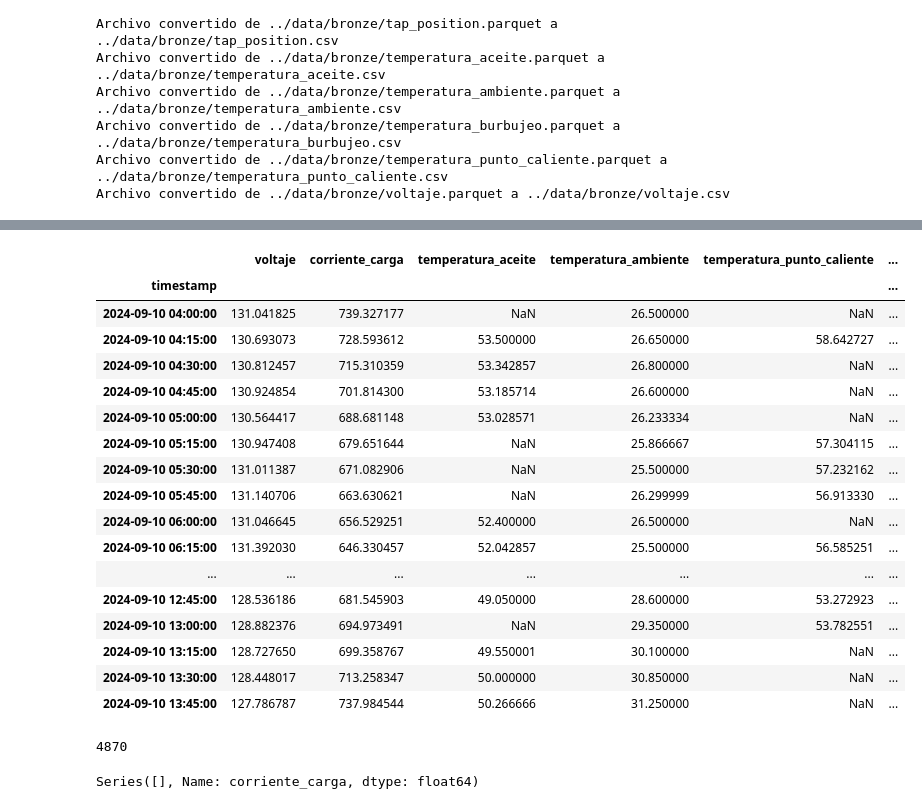
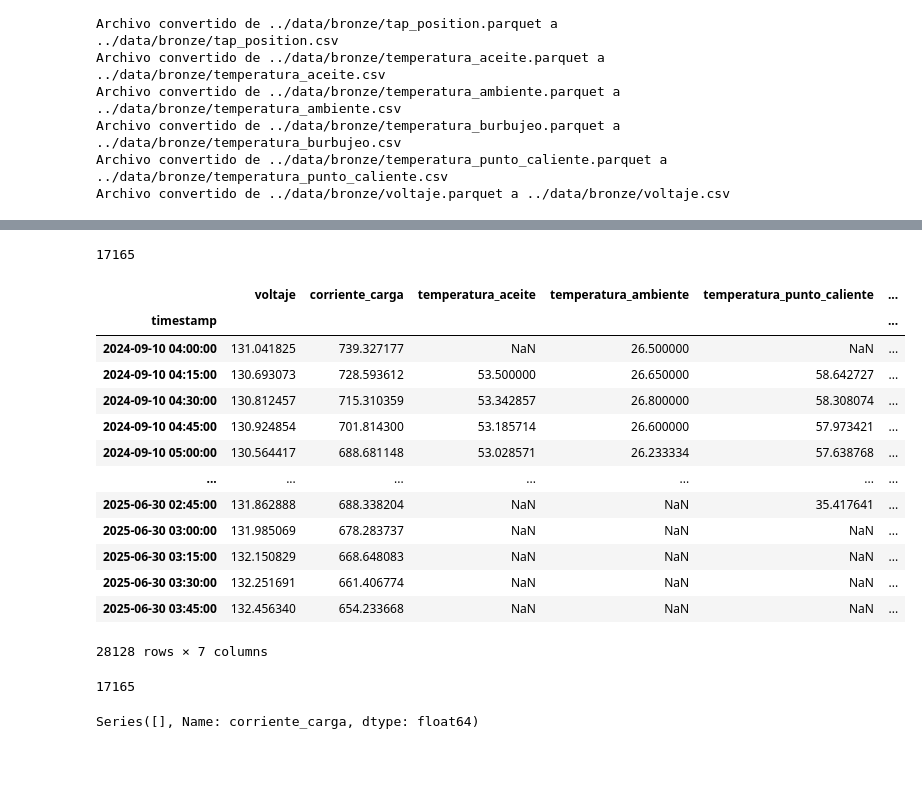
Before and after one commit to dannnmr/etl-predictivo, a Jupyter notebook: notebooks/transformacion.ipynb, the cells around one changed output, grey strips where cells are left out. Cells and saved outputs as stored; diff of their text form; code cells hidden in the pictures; blank space fills up the shorter version.

```diff
--- a/notebooks/transformacion.ipynb
+++ b/notebooks/transformacion.ipynb
@@ -213,4 +331,10 @@ tamoooo 11864
 # %%
-df_silver=pd.read_parquet("../data/silver/silver_data.parquet")
-len(df_silver)
+df_silver=pd.read_parquet("../data/silver/silver_data30min.parquet")
+
+for col in df_silver.columns:
+    a = df_silver[col].isnull().sum()
+    print(f"{col} nulos: {a}")
+
+#imprimir las filas nulas
+print("Filas con valores nulos:")
 # %% [output]
@@ -218,30 +401,32 @@ len(df_silver)
+# %%
+#eliminar filas con valores nulos
+df2=df_silver.dropna()
+len(df2)
+# %% [output]
+17165
 # %%
-df_silver.head(40)
+df_silver
 # %% [output]
 |  | voltaje | corriente_carga | temperatura_aceite | temperatura_ambiente | temperatura_punto_caliente | ... |
 | timestamp |  |  |  |  |  | ... |
 | 2024-09-10 04:00:00 | 131.041825 | 739.327177 | NaN | 26.500000 | NaN | ... |
 | 2024-09-10 04:15:00 | 130.693073 | 728.593612 | 53.500000 | 26.650000 | 58.642727 | ... |
-| 2024-09-10 04:30:00 | 130.812457 | 715.310359 | 53.342857 | 26.800000 | NaN | ... |
-| 2024-09-10 04:45:00 | 130.924854 | 701.814300 | 53.185714 | 26.600000 | NaN | ... |
-| 2024-09-10 05:00:00 | 130.564417 | 688.681148 | 53.028571 | 26.233334 | NaN | ... |
-| 2024-09-10 05:15:00 | 130.947408 | 679.651644 | NaN | 25.866667 | 57.304115 | ... |
-| 2024-09-10 05:30:00 | 131.011387 | 671.082906 | NaN | 25.500000 | 57.232162 | ... |
-| 2024-09-10 05:45:00 | 131.140706 | 663.630621 | NaN | 26.299999 | 56.913330 | ... |
-| 2024-09-10 06:00:00 | 131.046645 | 656.529251 | 52.400000 | 26.500000 | NaN | ... |
-| 2024-09-10 06:15:00 | 131.392030 | 646.330457 | 52.042857 | 25.500000 | 56.585251 | ... |
+| 2024-09-10 04:30:00 | 130.812457 | 715.310359 | 53.342857 | 26.800000 | 58.308074 | ... |
+| 2024-09-10 04:45:00 | 130.924854 | 701.814300 | 53.185714 | 26.600000 | 57.973421 | ... |
+| 2024-09-10 05:00:00 | 130.564417 | 688.681148 | 53.028571 | 26.233334 | 57.638768 | ... |
 | ... | ... | ... | ... | ... | ... | ... |
-| 2024-09-10 12:45:00 | 128.536186 | 681.545903 | 49.050000 | 28.600000 | 53.272923 | ... |
-| 2024-09-10 13:00:00 | 128.882376 | 694.973491 | NaN | 29.350000 | 53.782551 | ... |
-| 2024-09-10 13:15:00 | 128.727650 | 699.358767 | 49.550001 | 30.100000 | NaN | ... |
-| 2024-09-10 13:30:00 | 128.448017 | 713.258347 | 50.000000 | 30.850000 | NaN | ... |
-| 2024-09-10 13:45:00 | 127.786787 | 737.984544 | 50.266666 | 31.250000 | NaN | ... |
+| 2025-06-30 02:45:00 | 131.862888 | 688.338204 | NaN | NaN | 35.417641 | ... |
+| 2025-06-30 03:00:00 | 131.985069 | 678.283737 | NaN | NaN | NaN | ... |
+| 2025-06-30 03:15:00 | 132.150829 | 668.648083 | NaN | NaN | NaN | ... |
+| 2025-06-30 03:30:00 | 132.251691 | 661.406774 | NaN | NaN | NaN | ... |
+| 2025-06-30 03:45:00 | 132.456340 | 654.233668 | NaN | NaN | NaN | ... |
+28128 rows × 7 columns
 # %%
 #eliminar filas con valores nulos
 df2=df_silver.dropna()
 len(df2)
 # %% [output]
-4870
+17165
 # %%
 df_silver['corriente_carga'].iloc[60518:60548]
 # %% [output]
```
Also changed, not shown: parts of 16 cells of this notebook, 3 other files.
